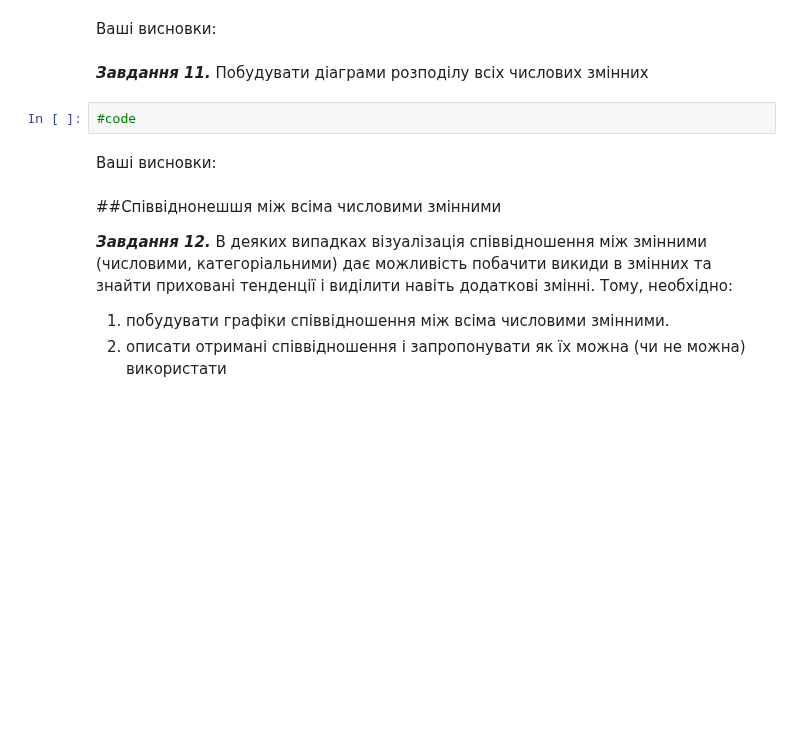
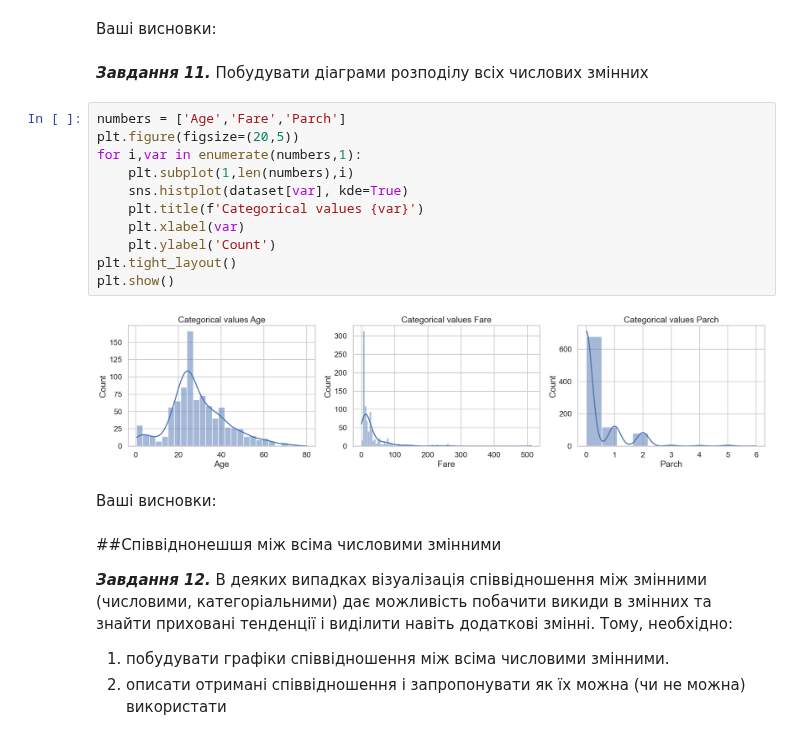
Before and after one commit to Prosik2205/OSHI, a Jupyter notebook: Task3_basic_ai_ad_prosimyak_oleksander.ipynb, the cells around one changed output. Cells and saved outputs as stored; diff of their text form; blank space fills up the shorter version.

```diff
--- a/Task3_basic_ai_ad_prosimyak_oleksander.ipynb
+++ b/Task3_basic_ai_ad_prosimyak_oleksander.ipynb
@@ -237,8 +248,19 @@ print(dataset[['Family_size', 'Alone']])
 Ваші висновки:
 # %% [markdown]
 ***Завдання 11.*** Побудувати діаграми розподілу всіх числових змінних
-# %%
-#code
+# %%
+numbers = ['Age','Fare','Parch']
+plt.figure(figsize=(20,5))
+for i,var in enumerate(numbers,1):
+    plt.subplot(1,len(numbers),i)
+    sns.histplot(dataset[var], kde=True)
+    plt.title(f'Categorical values {var}')
+    plt.xlabel(var)
+    plt.ylabel('Count')
+plt.tight_layout()
+plt.show()
+# %% [output]
+[figure, added]
 # %% [markdown]
 Ваші висновки:
 # %% [markdown]
```
Also changed, not shown: parts of 4 cells of this notebook.
